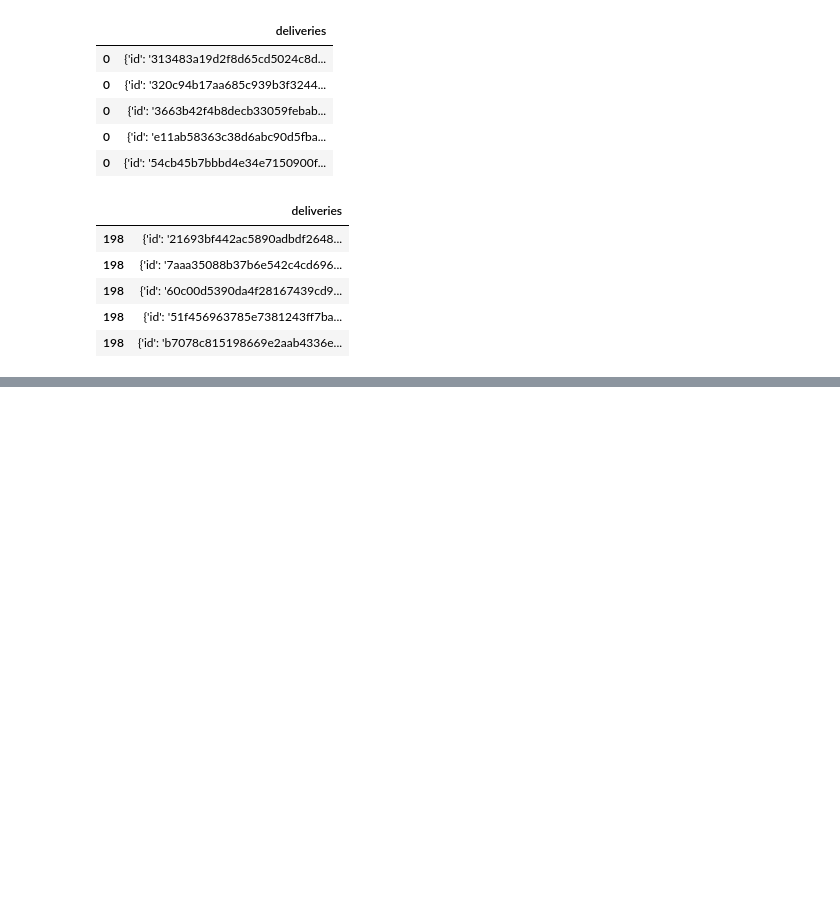
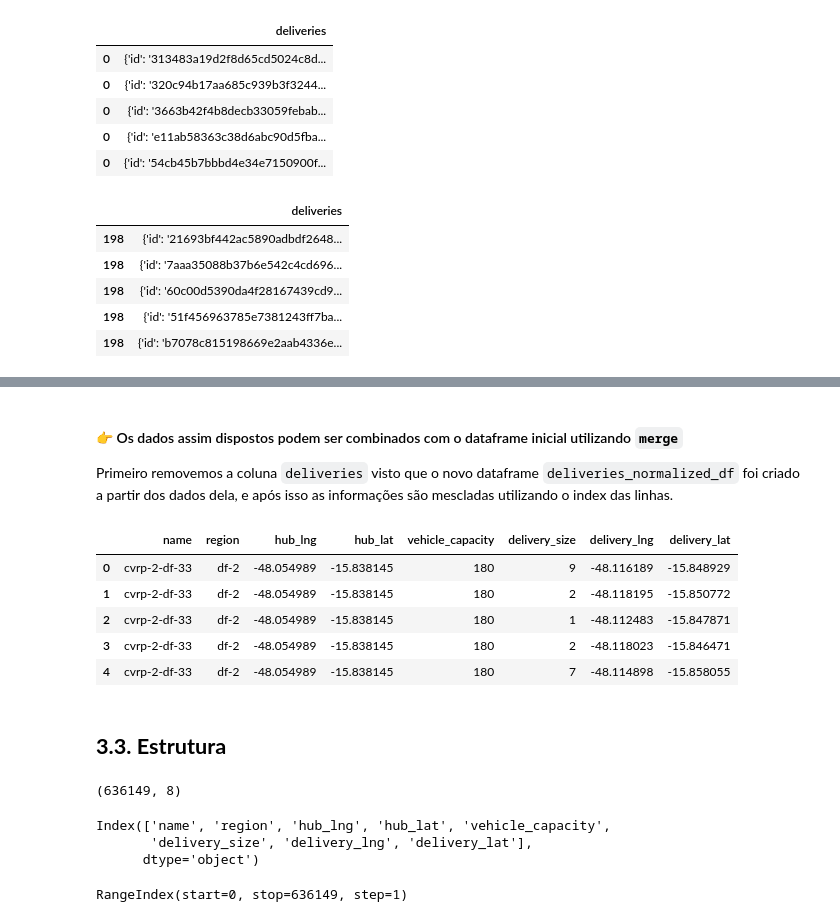
Before and after one commit to anamilanezi/ebac-dados, a Jupyter notebook: projetos/em16-analise-exploratoria-python.ipynb, the cells around one changed output, grey strips where cells are left out. Saved outputs shown, nothing was run; the diff lists cells and outputs as text; code cells hidden in the pictures; blank space fills up the shorter version.

```diff
--- a/projetos/em16-analise-exploratoria-python.ipynb
+++ b/projetos/em16-analise-exploratoria-python.ipynb
@@ -196,3 +277,38 @@ deliveries_normalized_df = pd.concat([
   pd.DataFrame(deliveries_exploded_df["deliveries"].apply(lambda record: record["point"]["lat"])).rename(columns={"deliveries": "delivery_lat"}),
 ], axis= 1)
 deliveries_normalized_df.head()
+# %% [markdown]
+#### 👉 Os dados assim dispostos podem ser combinados com o dataframe inicial utilizando `merge`
+
+Primeiro removemos a coluna `deliveries` visto que o novo dataframe `deliveries_normalized_df` foi criado a partir dos dados dela, e após isso as informações são mescladas utilizando o index das linhas.
+# %%
+deliveries_df = deliveries_df.drop("deliveries", axis=1)
+deliveries_df = pd.merge(left=deliveries_df, right=deliveries_normalized_df, how='right', left_index=True, right_index=True)
+deliveries_df.reset_index(inplace=True, drop=True)
+deliveries_df.head()
+# %% [output]
+|  | name | region | hub_lng | hub_lat | vehicle_capacity | delivery_size | delivery_lng | delivery_lat |
+| 0 | cvrp-2-df-33 | df-2 | -48.054989 | -15.838145 | 180 | 9 | -48.116189 | -15.848929 |
+| 1 | cvrp-2-df-33 | df-2 | -48.054989 | -15.838145 | 180 | 2 | -48.118195 | -15.850772 |
+| 2 | cvrp-2-df-33 | df-2 | -48.054989 | -15.838145 | 180 | 1 | -48.112483 | -15.847871 |
+| 3 | cvrp-2-df-33 | df-2 | -48.054989 | -15.838145 | 180 | 2 | -48.118023 | -15.846471 |
+| 4 | cvrp-2-df-33 | df-2 | -48.054989 | -15.838145 | 180 | 7 | -48.114898 | -15.858055 |
+# %% [markdown]
+## **3.3. Estrutura**
+# %%
+# Número de linhas e colunas
+deliveries_df.shape
+# %% [output]
+(636149, 8)
+# %%
+# Nome das colunas
+deliveries_df.columns
+# %% [output]
+Index(['name', 'region', 'hub_lng', 'hub_lat', 'vehicle_capacity',
+       'delivery_size', 'delivery_lng', 'delivery_lat'],
+      dtype='object')
+# %%
+# Índex dos registros (linhas)
+deliveries_df.index
+# %% [output]
+RangeIndex(start=0, stop=636149, step=1)
```
Also changed, not shown: parts of 45 cells of this notebook.
